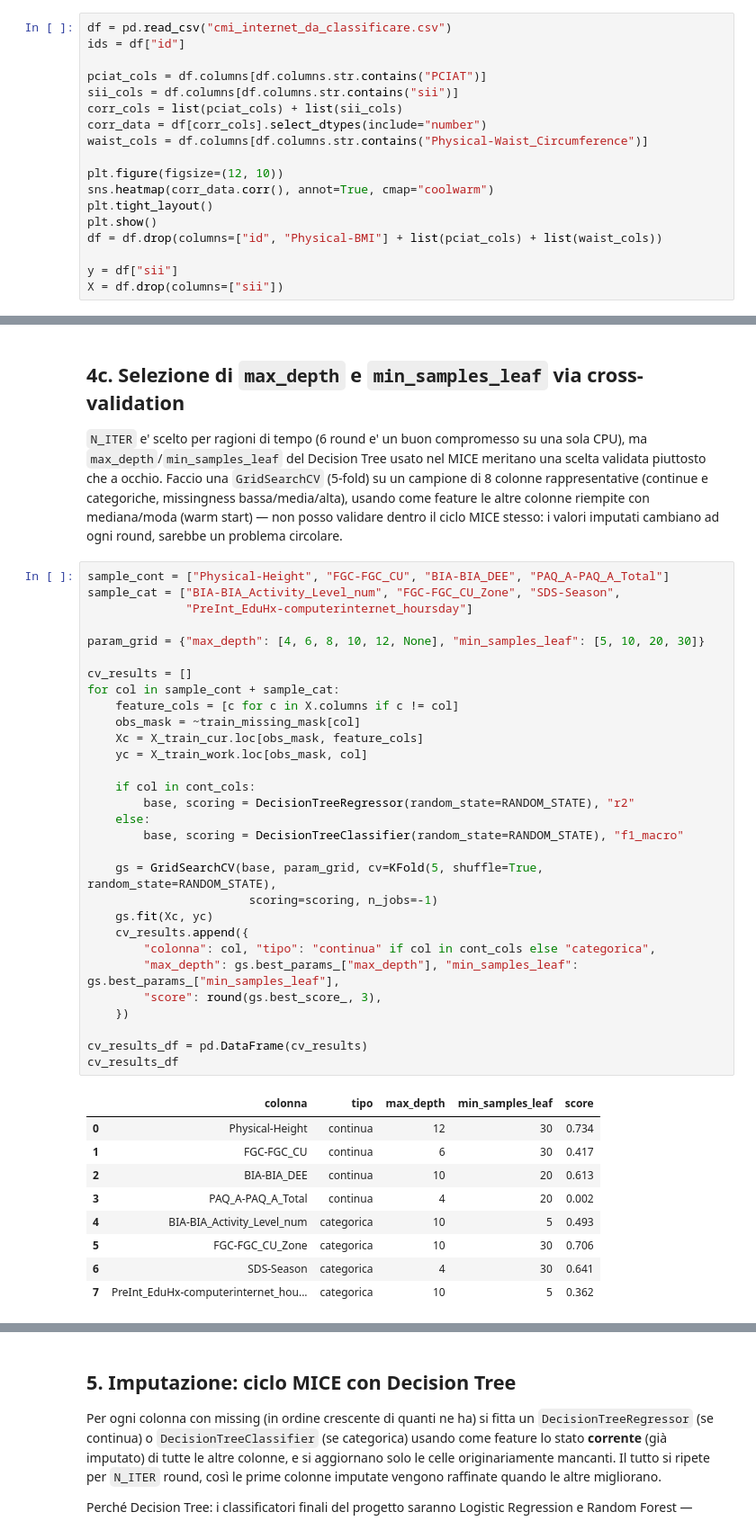
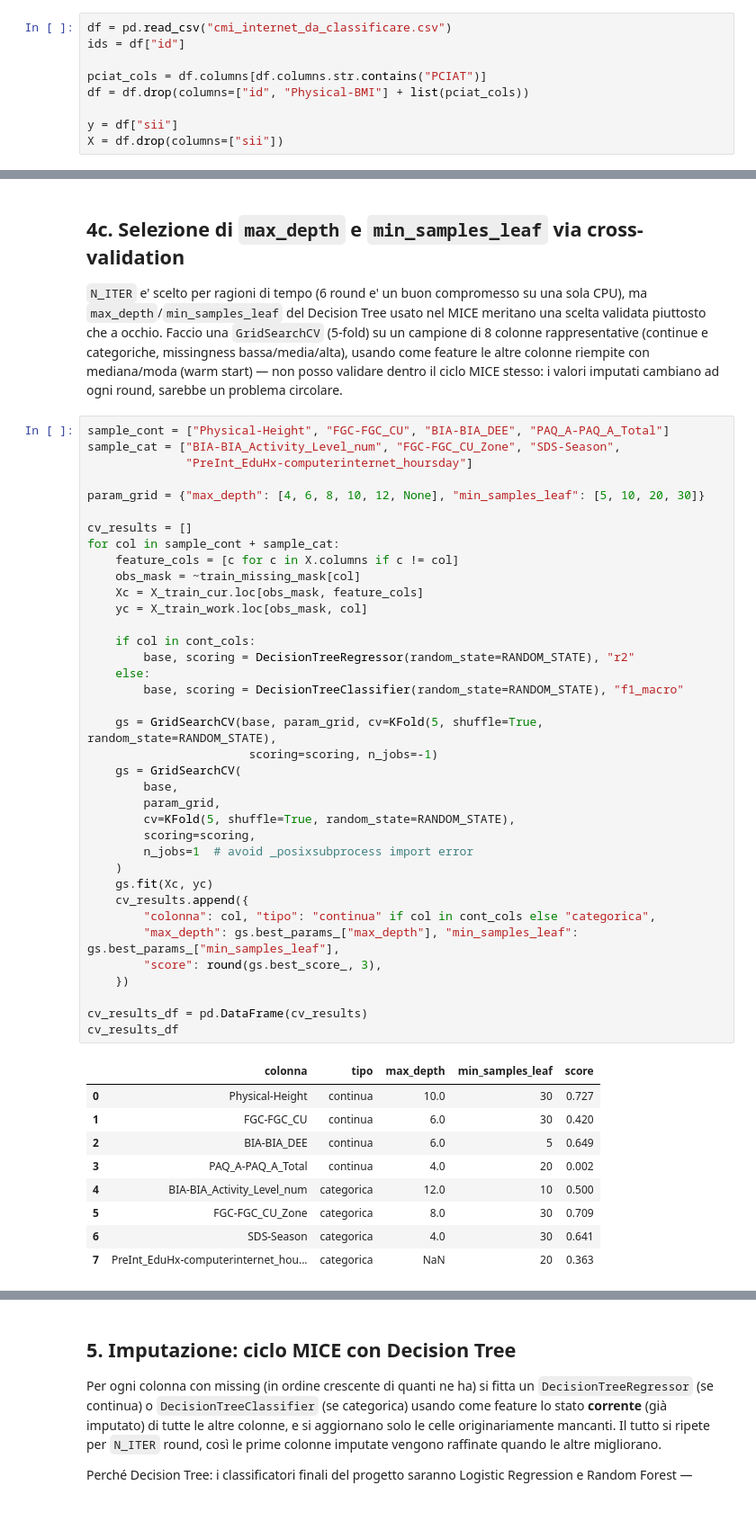
Before and after one commit to pietrogagliardi733/DATA-MINING-2-, a Jupyter notebook: DATA_UND_PREP/Data_Preparation.ipynb, the cells around one changed output, grey strips where cells are left out. Shown at 90% size. Saved outputs shown, nothing was run; the diff lists cells and outputs as text.

```diff
--- a/DATA_UND_PREP/Data_Preparation.ipynb
+++ b/DATA_UND_PREP/Data_Preparation.ipynb
@@ -36,16 +35,7 @@ df = pd.read_csv("cmi_internet_da_classificare.csv")
 ids = df["id"]
 
 pciat_cols = df.columns[df.columns.str.contains("PCIAT")]
-sii_cols = df.columns[df.columns.str.contains("sii")]
-corr_cols = list(pciat_cols) + list(sii_cols)
-corr_data = df[corr_cols].select_dtypes(include="number")
-waist_cols = df.columns[df.columns.str.contains("Physical-Waist_Circumference")]
-
-plt.figure(figsize=(12, 10))
-sns.heatmap(corr_data.corr(), annot=True, cmap="coolwarm")
-plt.tight_layout()
-plt.show()
-df = df.drop(columns=["id", "Physical-BMI"] + list(pciat_cols) + list(waist_cols))
+df = df.drop(columns=["id", "Physical-BMI"] + list(pciat_cols))
 
 y = df["sii"]
 X = df.drop(columns=["sii"])
@@ -152,41 +138,48 @@ sample_cont = ["Physical-Height", "FGC-FGC_CU", "BIA-BIA_DEE", "PAQ_A-PAQ_A_Tota
 sample_cat = ["BIA-BIA_Activity_Level_num", "FGC-FGC_CU_Zone", "SDS-Season",
               "PreInt_EduHx-computerinternet_hoursday"]
 
 param_grid = {"max_depth": [4, 6, 8, 10, 12, None], "min_samples_leaf": [5, 10, 20, 30]}
 
 cv_results = []
 for col in sample_cont + sample_cat:
     feature_cols = [c for c in X.columns if c != col]
     obs_mask = ~train_missing_mask[col]
     Xc = X_train_cur.loc[obs_mask, feature_cols]
     yc = X_train_work.loc[obs_mask, col]
 
     if col in cont_cols:
         base, scoring = DecisionTreeRegressor(random_state=RANDOM_STATE), "r2"
     else:
         base, scoring = DecisionTreeClassifier(random_state=RANDOM_STATE), "f1_macro"
 
     gs = GridSearchCV(base, param_grid, cv=KFold(5, shuffle=True, random_state=RANDOM_STATE),
                        scoring=scoring, n_jobs=-1)
+    gs = GridSearchCV(
+        base,
+        param_grid,
+        cv=KFold(5, shuffle=True, random_state=RANDOM_STATE),
+        scoring=scoring,
+        n_jobs=1  # avoid _posixsubprocess import error
+    )
     gs.fit(Xc, yc)
     cv_results.append({
         "colonna": col, "tipo": "continua" if col in cont_cols else "categorica",
         "max_depth": gs.best_params_["max_depth"], "min_samples_leaf": gs.best_params_["min_samples_leaf"],
         "score": round(gs.best_score_, 3),
     })
 
 cv_results_df = pd.DataFrame(cv_results)
 cv_results_df
 # %% [output]
 |  | colonna | tipo | max_depth | min_samples_leaf | score |
-| 0 | Physical-Height | continua | 12 | 30 | 0.734 |
-| 1 | FGC-FGC_CU | continua | 6 | 30 | 0.417 |
-| 2 | BIA-BIA_DEE | continua | 10 | 20 | 0.613 |
-| 3 | PAQ_A-PAQ_A_Total | continua | 4 | 20 | 0.002 |
-| 4 | BIA-BIA_Activity_Level_num | categorica | 10 | 5 | 0.493 |
-| 5 | FGC-FGC_CU_Zone | categorica | 10 | 30 | 0.706 |
-| 6 | SDS-Season | categorica | 4 | 30 | 0.641 |
-| 7 | PreInt_EduHx-computerinternet_hou... | categorica | 10 | 5 | 0.362 |
+| 0 | Physical-Height | continua | 10.0 | 30 | 0.727 |
+| 1 | FGC-FGC_CU | continua | 6.0 | 30 | 0.420 |
+| 2 | BIA-BIA_DEE | continua | 6.0 | 5 | 0.649 |
+| 3 | PAQ_A-PAQ_A_Total | continua | 4.0 | 20 | 0.002 |
+| 4 | BIA-BIA_Activity_Level_num | categorica | 12.0 | 10 | 0.500 |
+| 5 | FGC-FGC_CU_Zone | categorica | 8.0 | 30 | 0.709 |
+| 6 | SDS-Season | categorica | 4.0 | 30 | 0.641 |
+| 7 | PreInt_EduHx-computerinternet_hou... | categorica | NaN | 20 | 0.363 |
 # %%
 # scelta finale: mediana della profondita', moda del min_samples_leaf tra le colonne testate
 depths = [r["max_depth"] for r in cv_results if r["max_depth"] is not None]
```
Also changed, not shown: parts of 23 cells of this notebook.
